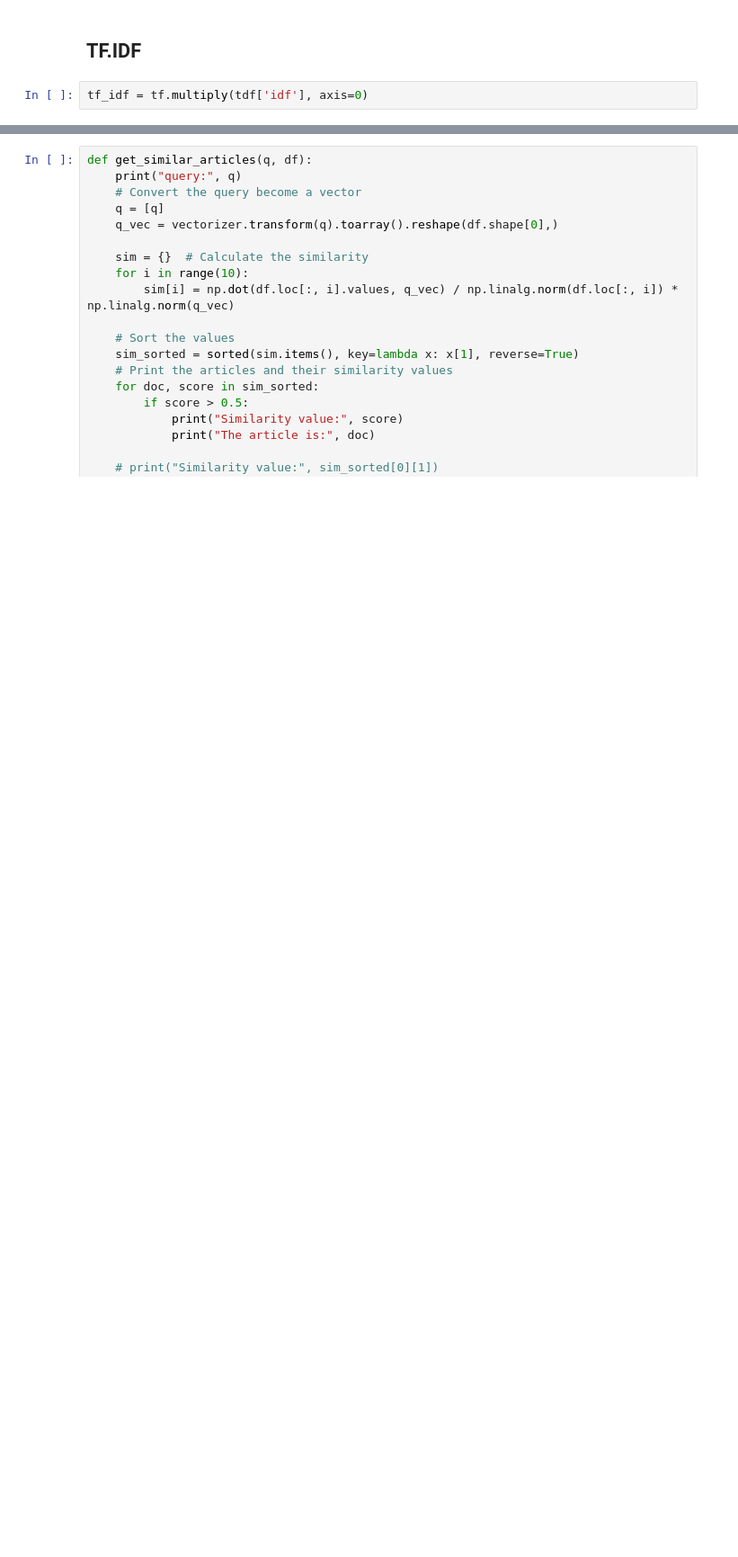
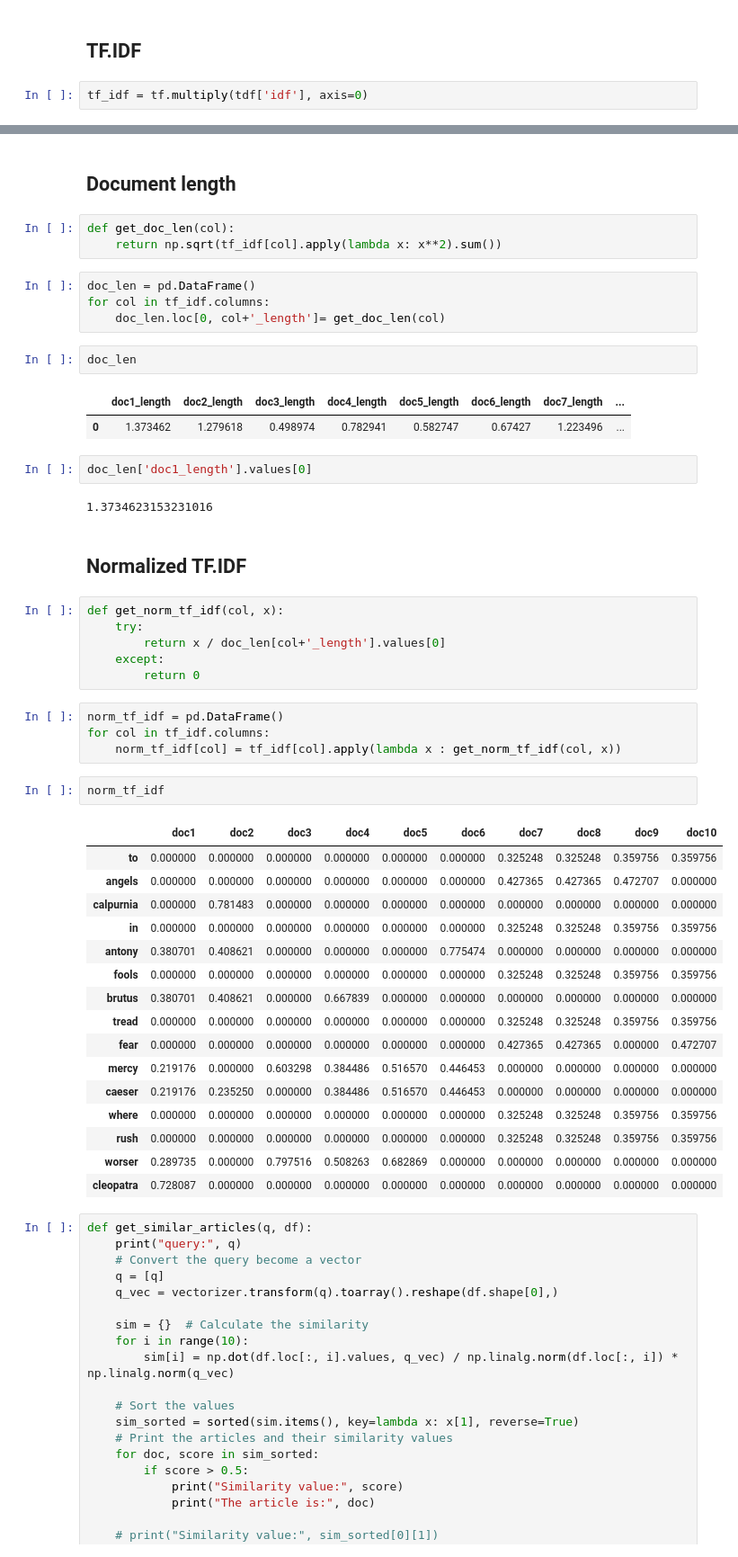
Before and after one commit to Ibrahim182/Basic-search-engine, a Jupyter notebook: main.ipynb, the cells around one changed output, grey strips where cells are left out. Shown at 90% size. Drawn from its saved outputs; the diff is of its cells as text; blank space fills up the shorter version.

```diff
--- a/main.ipynb
+++ b/main.ipynb
@@ -284,3 +315,52 @@ tf_idf
+# %% [markdown]
+## Document length
+# %%
+def get_doc_len(col):
+    return np.sqrt(tf_idf[col].apply(lambda x: x**2).sum())
+# %%
+doc_len = pd.DataFrame()
+for col in tf_idf.columns:
+    doc_len.loc[0, col+'_length']= get_doc_len(col)
+# %%
+doc_len
+# %% [output]
+|  | doc1_length | doc2_length | doc3_length | doc4_length | doc5_length | doc6_length | doc7_length | ... |
+| 0 | 1.373462 | 1.279618 | 0.498974 | 0.782941 | 0.582747 | 0.67427 | 1.223496 | ... |
+# %%
+doc_len['doc1_length'].values[0]
+# %% [output]
+1.3734623153231016
+# %% [markdown]
+## Normalized TF.IDF
+# %%
+def get_norm_tf_idf(col, x):
+    try:
+        return x / doc_len[col+'_length'].values[0]
+    except:
+        return 0
+# %%
+norm_tf_idf = pd.DataFrame()
+for col in tf_idf.columns:
+    norm_tf_idf[col] = tf_idf[col].apply(lambda x : get_norm_tf_idf(col, x))
+# %%
+norm_tf_idf
+# %% [output]
+|  | doc1 | doc2 | doc3 | doc4 | doc5 | doc6 | doc7 | doc8 | doc9 | doc10 |
+| to | 0.000000 | 0.000000 | 0.000000 | 0.000000 | 0.000000 | 0.000000 | 0.325248 | 0.325248 | 0.359756 | 0.359756 |
+| angels | 0.000000 | 0.000000 | 0.000000 | 0.000000 | 0.000000 | 0.000000 | 0.427365 | 0.427365 | 0.472707 | 0.000000 |
+| calpurnia | 0.000000 | 0.781483 | 0.000000 | 0.000000 | 0.000000 | 0.000000 | 0.000000 | 0.000000 | 0.000000 | 0.000000 |
+| in | 0.000000 | 0.000000 | 0.000000 | 0.000000 | 0.000000 | 0.000000 | 0.325248 | 0.325248 | 0.359756 | 0.359756 |
+| antony | 0.380701 | 0.408621 | 0.000000 | 0.000000 | 0.000000 | 0.775474 | 0.000000 | 0.000000 | 0.000000 | 0.000000 |
+| fools | 0.000000 | 0.000000 | 0.000000 | 0.000000 | 0.000000 | 0.000000 | 0.325248 | 0.325248 | 0.359756 | 0.359756 |
+| brutus | 0.380701 | 0.408621 | 0.000000 | 0.667839 | 0.000000 | 0.000000 | 0.000000 | 0.000000 | 0.000000 | 0.000000 |
+| tread | 0.000000 | 0.000000 | 0.000000 | 0.000000 | 0.000000 | 0.000000 | 0.325248 | 0.325248 | 0.359756 | 0.359756 |
+| fear | 0.000000 | 0.000000 | 0.000000 | 0.000000 | 0.000000 | 0.000000 | 0.427365 | 0.427365 | 0.000000 | 0.472707 |
+| mercy | 0.219176 | 0.000000 | 0.603298 | 0.384486 | 0.516570 | 0.446453 | 0.000000 | 0.000000 | 0.000000 | 0.000000 |
+| caeser | 0.219176 | 0.235250 | 0.000000 | 0.384486 | 0.516570 | 0.446453 | 0.000000 | 0.000000 | 0.000000 | 0.000000 |
+| where | 0.000000 | 0.000000 | 0.000000 | 0.000000 | 0.000000 | 0.000000 | 0.325248 | 0.325248 | 0.359756 | 0.359756 |
+| rush | 0.000000 | 0.000000 | 0.000000 | 0.000000 | 0.000000 | 0.000000 | 0.325248 | 0.325248 | 0.359756 | 0.359756 |
+| worser | 0.289735 | 0.000000 | 0.797516 | 0.508263 | 0.682869 | 0.000000 | 0.000000 | 0.000000 | 0.000000 | 0.000000 |
+| cleopatra | 0.728087 | 0.000000 | 0.000000 | 0.000000 | 0.000000 | 0.000000 | 0.000000 | 0.000000 | 0.000000 | 0.000000 |
 # %%
 def get_similar_articles(q, df):
     print("query:", q)
```
Also changed, not shown: parts of 19 cells of this notebook, 2 other files.
